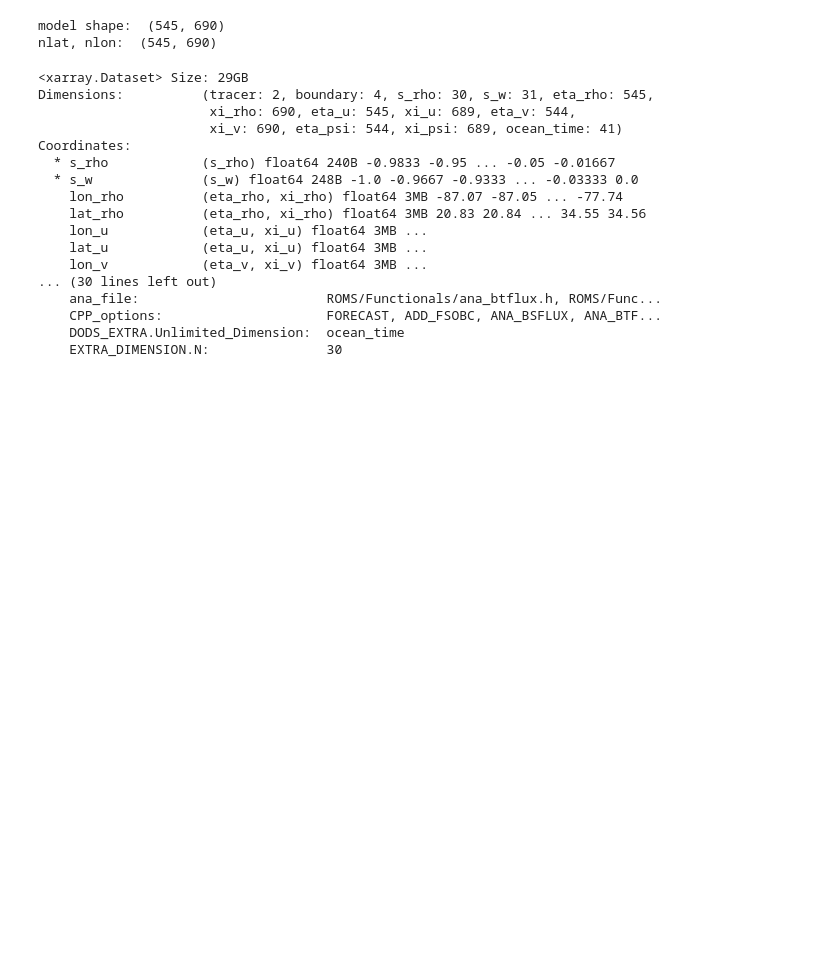
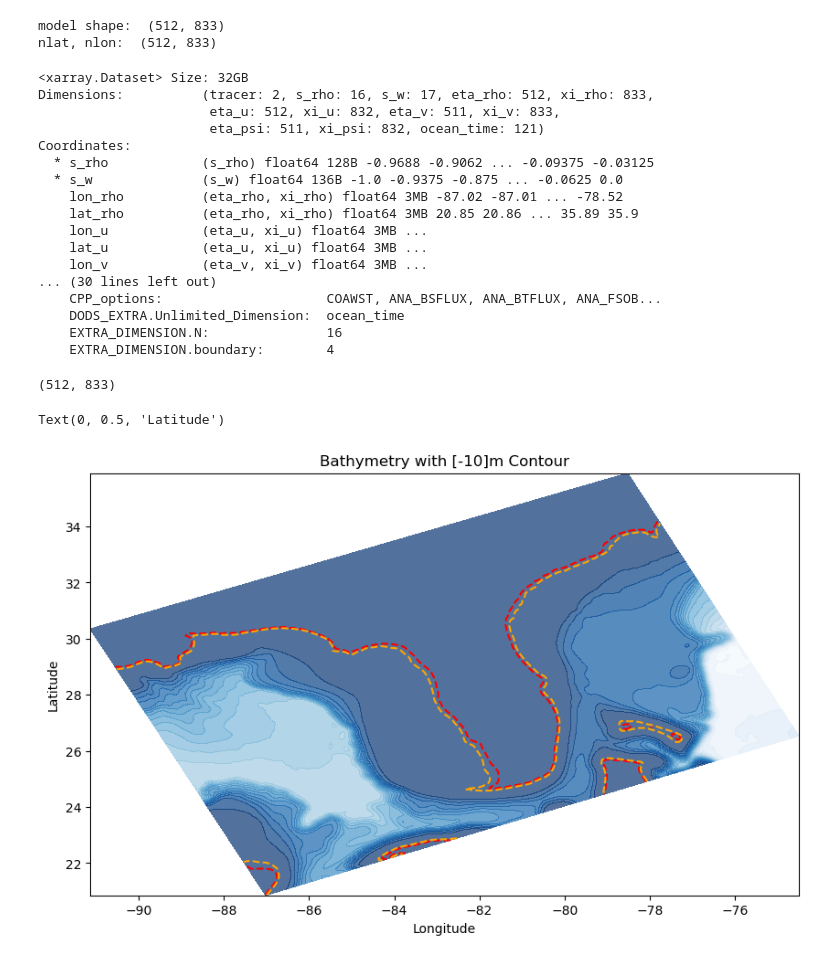
Before and after one commit to csherwood-usgs/NOPP_comparison, a Jupyter notebook: find_contour.ipynb, the cells around one changed output. Drawn from its saved outputs; the diff is of its cells as text; code cells hidden in the pictures; blank space fills up the shorter version.

Commit message:
working on find_contour

```diff
--- a/find_contour.ipynb
+++ b/find_contour.ipynb
@@ -12,9 +12,14 @@ start_date = np.datetime64('2024-09-25 00:00:00')
 end_date = np.datetime64('2024-09-28 00:00:00')
 
 # read wave results
+
+#url='http://geoport.whoi.edu/thredds/dodsC/vortexfs1/usgs/Projects/dorian/dorian_coupled11/PAM/dorian_his.ncml'
 # Maitane model results
-#url='http://geoport.whoi.edu/thredds/dodsC/vortexfs1/usgs/Projects/dorian/dorian_coupled11/PAM/dorian_his.ncml'
-url ='http://icoast.rc.ufl.edu/thredds/dodsC/Noppcoawsthindcast/Helene/ocean_his.nc'
+# url ='http://icoast.rc.ufl.edu/thredds/dodsC/Noppcoawsthindcast/Helene/ocean_his.nc'
+# John's Helene hindcast
+#url = 'https://geoport.whoi.edu/thredds/catalog/vortexfs1/usgs/Projects/Helene2024/rehindcast2/Output/coast_gomsab_his.nc'
+url = 'http://geoport.whoi.edu/thredds/dodsC/vortexfs1/usgs/Projects/Helene2024/rehindcast2/Output/coawst_gomsab_his.nc'
+
 dsm = xr.open_dataset(url)
 latm = dsm.lat_rho.values
 lonm = dsm.lon_rho.values
@@ -33,28 +38,28 @@ model_shape = np.shape( lonm )
 print('model shape: ',model_shape)
 print('nlat, nlon: ',np.shape(mask_rho))
 # %% [output]
-model shape:  (545, 690)
-nlat, nlon:  (545, 690)
+model shape:  (512, 833)
+nlat, nlon:  (512, 833)
 # %%
 dsm
 # %% [output]
-<xarray.Dataset> Size: 29GB
-Dimensions:          (tracer: 2, boundary: 4, s_rho: 30, s_w: 31, eta_rho: 545,
-                      xi_rho: 690, eta_u: 545, xi_u: 689, eta_v: 544,
-                      xi_v: 690, eta_psi: 544, xi_psi: 689, ocean_time: 41)
+<xarray.Dataset> Size: 32GB
+Dimensions:          (tracer: 2, s_rho: 16, s_w: 17, eta_rho: 512, xi_rho: 833,
+                      eta_u: 512, xi_u: 832, eta_v: 511, xi_v: 833,
+                      eta_psi: 511, xi_psi: 832, ocean_time: 121)
 Coordinates:
-  * s_rho            (s_rho) float64 240B -0.9833 -0.95 ... -0.05 -0.01667
-  * s_w              (s_w) float64 248B -1.0 -0.9667 -0.9333 ... -0.03333 0.0
-    lon_rho          (eta_rho, xi_rho) float64 3MB -87.07 -87.05 ... -77.74
-    lat_rho          (eta_rho, xi_rho) float64 3MB 20.83 20.84 ... 34.55 34.56
+  * s_rho            (s_rho) float64 128B -0.9688 -0.9062 ... -0.09375 -0.03125
+  * s_w              (s_w) float64 136B -1.0 -0.9375 -0.875 ... -0.0625 0.0
+    lon_rho          (eta_rho, xi_rho) float64 3MB -87.02 -87.01 ... -78.52
+    lat_rho          (eta_rho, xi_rho) float64 3MB 20.85 20.86 ... 35.89 35.9
     lon_u            (eta_u, xi_u) float64 3MB ...
     lat_u            (eta_u, xi_u) float64 3MB ...
     lon_v            (eta_v, xi_v) float64 3MB ...
 ... (30 lines left out)
-    ana_file:                        ROMS/Functionals/ana_btflux.h, ROMS/Func...
-    CPP_options:                     FORECAST, ADD_FSOBC, ANA_BSFLUX, ANA_BTF...
+    CPP_options:                     COAWST, ANA_BSFLUX, ANA_BTFLUX, ANA_FSOB...
     DODS_EXTRA.Unlimited_Dimension:  ocean_time
-    EXTRA_DIMENSION.N:               30
+    EXTRA_DIMENSION.N:               16
+    EXTRA_DIMENSION.boundary:        4
 # %%
 h = dsm['h'].values
 lat = dsm['lat_rho'].values
@@ -63,0 +68,18 @@ plt.scatter
+# %%
+np.shape(lat)
+# %% [output]
+(512, 833)
+# %%
+# Plot the depth and the contour
+contour_level = [-10 ]
+plt.figure(figsize=(10, 6))
+plt.contourf(lon, lat, -h, levels=20, cmap='Blues', alpha=0.7)
+contour = plt.contour(lon, lat, -h, levels=[-10], colors='red')
+contour = plt.contour(lon, lat, -h, levels=[-15], colors='orange')
+#plt.colorbar(label="Depth (m)")
+plt.title(f"Bathymetry with {contour_level}m Contour")
+plt.xlabel("Longitude")
+plt.ylabel("Latitude")
+# %% [output]
+Text(0, 0.5, 'Latitude')
+[figure, added]
```
Also changed, not shown: parts of 4 cells of this notebook.
